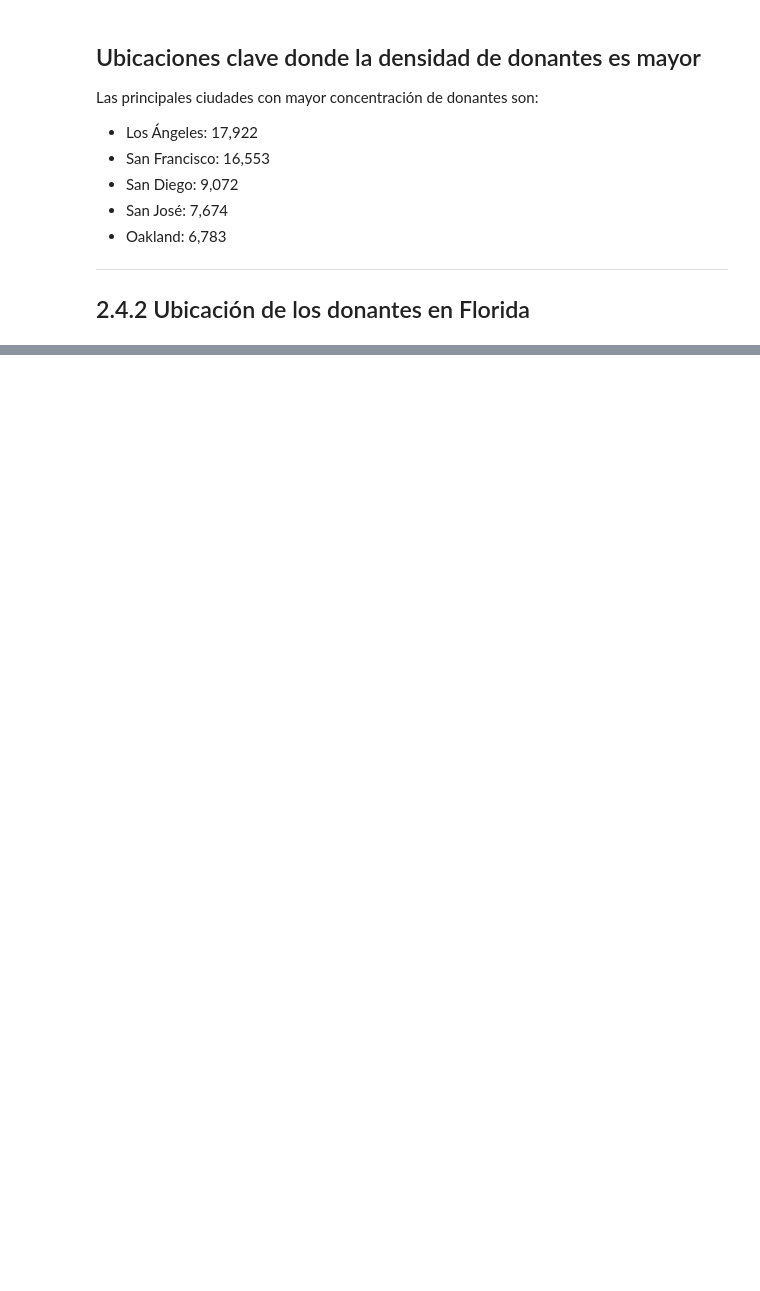
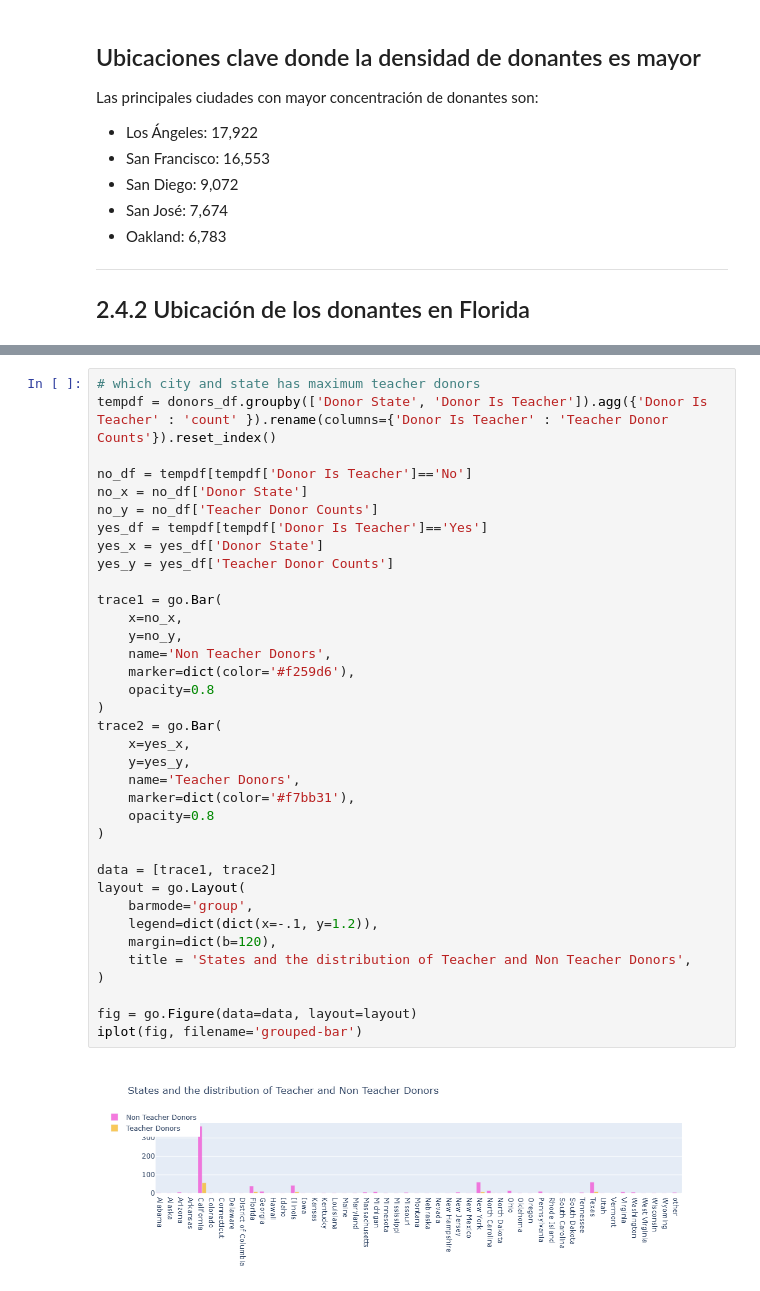
Before and after one commit to Samuel-Galindo-Vaquier/ADND_Prueba_Practica05, a Jupyter notebook: Practica05/Practica05_230173.ipynb, the cells around one changed output, grey strips where cells are left out. Drawn from its saved outputs; the diff is of its cells as text; blank space fills up the shorter version.

Commit message:
Practica05
add: Se poblo el df Donors para la s graficas o mapeo

```diff
--- a/Practica05/Practica05_230173.ipynb
+++ b/Practica05/Practica05_230173.ipynb
@@ -948,0 +1052,38 @@ map_osm2.add_child(plugins.HeatMap(ziparr, radius=12))
+# %%
+# which city and state has maximum teacher donors
+tempdf = donors_df.groupby(['Donor State', 'Donor Is Teacher']).agg({'Donor Is Teacher' : 'count' }).rename(columns={'Donor Is Teacher' : 'Teacher Donor Counts'}).reset_index()
+
+no_df = tempdf[tempdf['Donor Is Teacher']=='No']
+no_x = no_df['Donor State']
+no_y = no_df['Teacher Donor Counts']
+yes_df = tempdf[tempdf['Donor Is Teacher']=='Yes']
+yes_x = yes_df['Donor State']
+yes_y = yes_df['Teacher Donor Counts']
+
+trace1 = go.Bar(
+    x=no_x,
+    y=no_y,
+    name='Non Teacher Donors',
+    marker=dict(color='#f259d6'),
+    opacity=0.8
+)
+trace2 = go.Bar(
+    x=yes_x,
+    y=yes_y,
+    name='Teacher Donors',
+    marker=dict(color='#f7bb31'),
+    opacity=0.8
+)
+
+data = [trace1, trace2]
+layout = go.Layout(
+    barmode='group',
+    legend=dict(dict(x=-.1, y=1.2)),
+    margin=dict(b=120),
+    title = 'States and the distribution of Teacher and Non Teacher Donors',
+)
+
+fig = go.Figure(data=data, layout=layout)
+iplot(fig, filename='grouped-bar')
+# %% [output]
+[figure, added]
```
Also changed, not shown: parts of 17 cells of this notebook.
